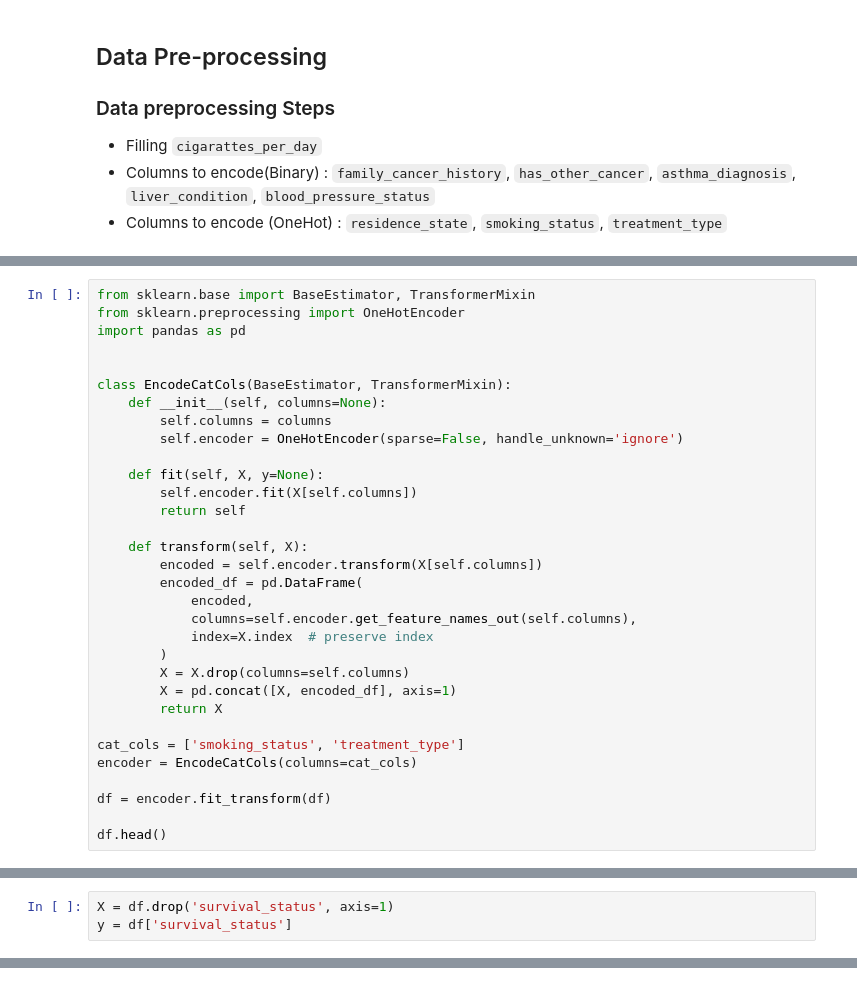
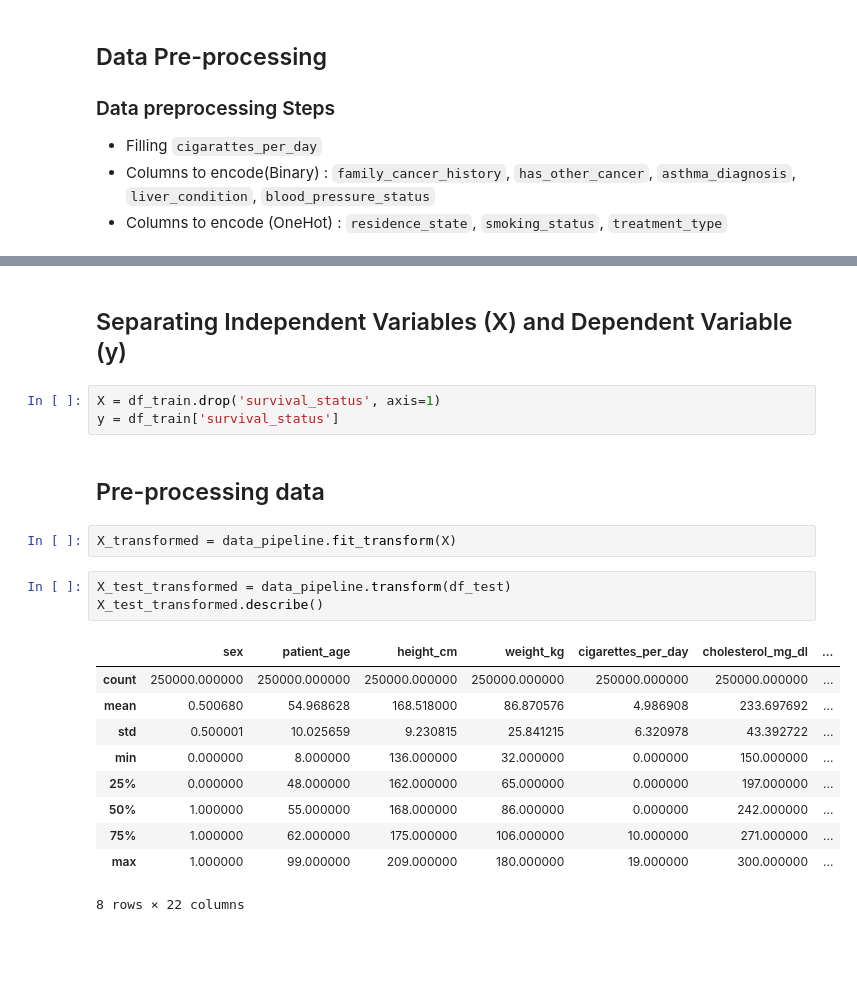
Before and after one commit to rivindu-ashinsa/Lung-Cancer-Prediction, a Jupyter notebook: metamorphs (1).ipynb, the cells around one changed output, grey strips where cells are left out. Cells and saved outputs as stored; diff of their text form; blank space fills up the shorter version.

```diff
--- a/metamorphs (1).ipynb
+++ b/metamorphs (1).ipynb
@@ -216,32 +118,0 @@ from sklearn.preprocessing import OneHotEncoder
-# %%
-from sklearn.base import BaseEstimator, TransformerMixin
-from sklearn.preprocessing import OneHotEncoder
-import pandas as pd
-
-
-class EncodeCatCols(BaseEstimator, TransformerMixin):
-    def __init__(self, columns=None):
-        self.columns = columns
-        self.encoder = OneHotEncoder(sparse=False, handle_unknown='ignore')
-
-    def fit(self, X, y=None):
-        self.encoder.fit(X[self.columns])
-        return self
-
-    def transform(self, X):
-        encoded = self.encoder.transform(X[self.columns])
-        encoded_df = pd.DataFrame(
-            encoded,
-            columns=self.encoder.get_feature_names_out(self.columns),
-            index=X.index  # preserve index
-        )
-        X = X.drop(columns=self.columns)
-        X = pd.concat([X, encoded_df], axis=1)
-        return X
-
-cat_cols = ['smoking_status', 'treatment_type']
-encoder = EncodeCatCols(columns=cat_cols)
-
-df = encoder.fit_transform(df)
-
-df.head()
@@ -269,3 +118,0 @@ df.head()
-# %%
-X = df.drop('survival_status', axis=1)
-y = df['survival_status']
@@ -381,0 +245,23 @@ pipeline.fit_transform(df)
+# %% [markdown]
+## Separating Independent Variables (X) and Dependent Variable (y)
+# %%
+X = df_train.drop('survival_status', axis=1)
+y = df_train['survival_status']
+# %% [markdown]
+## Pre-processing data
+# %%
+X_transformed = data_pipeline.fit_transform(X)
+# %%
+X_test_transformed = data_pipeline.transform(df_test)
+X_test_transformed.describe()
+# %% [output]
+|  | sex | patient_age | height_cm | weight_kg | cigarettes_per_day | cholesterol_mg_dl | ... |
+| count | 250000.000000 | 250000.000000 | 250000.000000 | 250000.000000 | 250000.000000 | 250000.000000 | ... |
+| mean | 0.500680 | 54.968628 | 168.518000 | 86.870576 | 4.986908 | 233.697692 | ... |
+| std | 0.500001 | 10.025659 | 9.230815 | 25.841215 | 6.320978 | 43.392722 | ... |
+| min | 0.000000 | 8.000000 | 136.000000 | 32.000000 | 0.000000 | 150.000000 | ... |
+| 25% | 0.000000 | 48.000000 | 162.000000 | 65.000000 | 0.000000 | 197.000000 | ... |
+| 50% | 1.000000 | 55.000000 | 168.000000 | 86.000000 | 0.000000 | 242.000000 | ... |
+| 75% | 1.000000 | 62.000000 | 175.000000 | 106.000000 | 10.000000 | 271.000000 | ... |
+| max | 1.000000 | 99.000000 | 209.000000 | 180.000000 | 19.000000 | 300.000000 | ... |
+8 rows × 22 columns
```
Also changed, not shown: parts of 47 cells of this notebook.
